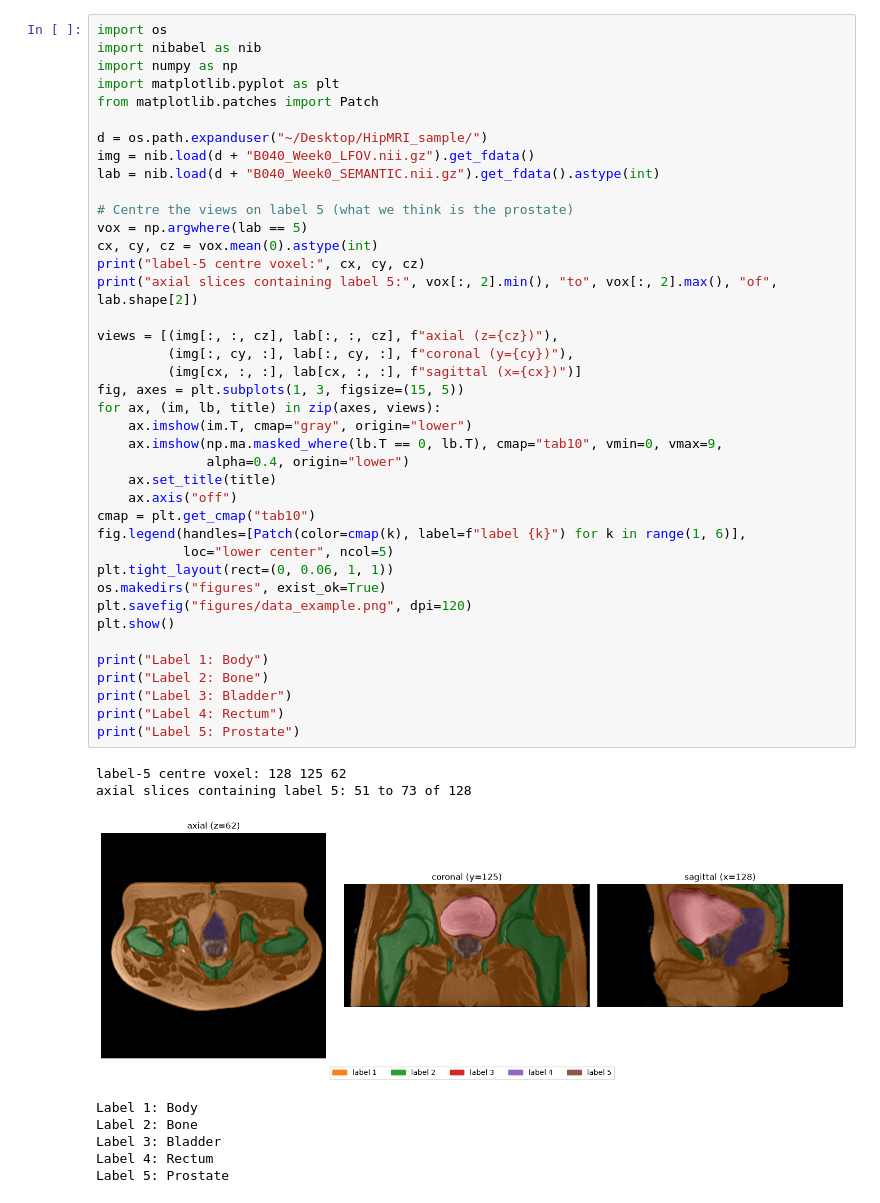
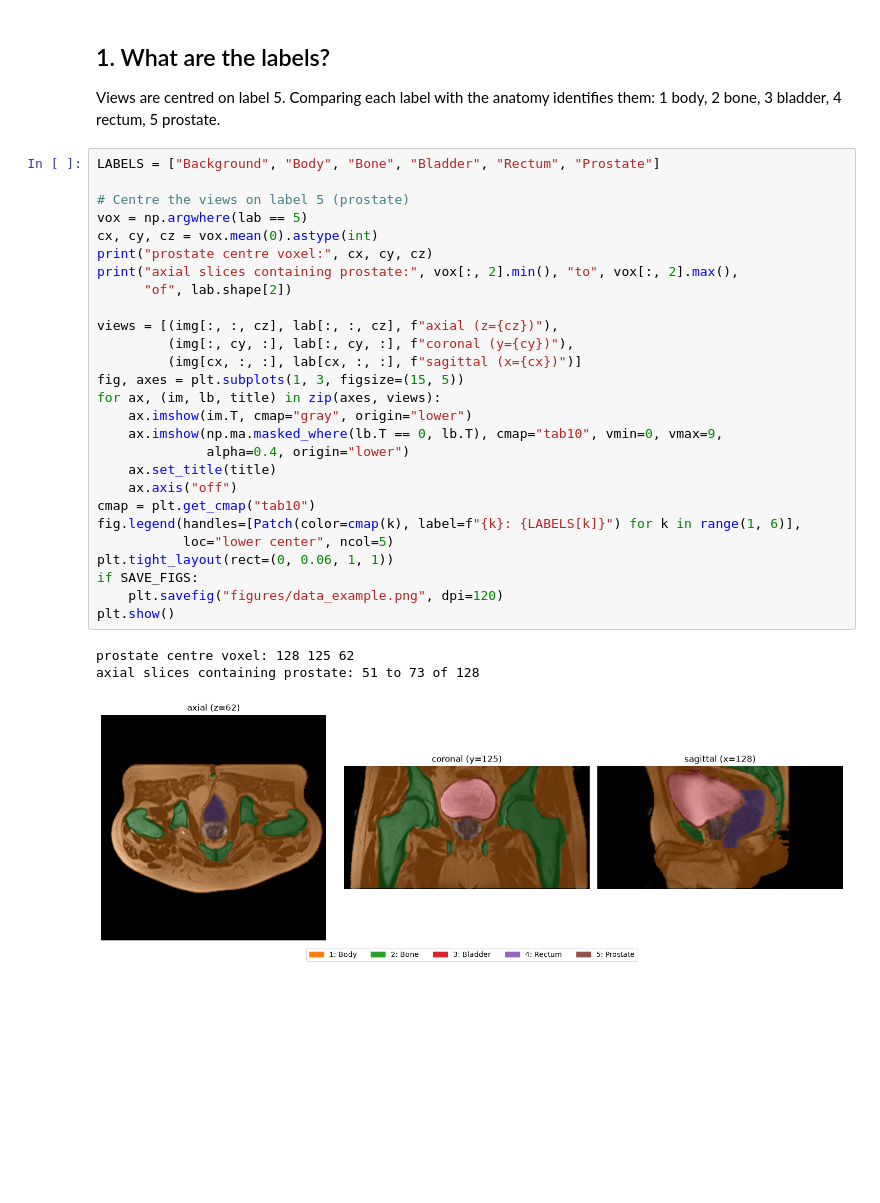
Before and after one commit to anguspjslater-collab/PatternAnalysis-2026, a Jupyter notebook: recognition/ImprovedUNet3D_HipMRI_s4961587/inspect_data.ipynb, the cells around one changed output. Drawn from its saved outputs; the diff is of its cells as text; blank space fills up the shorter version.

```diff
--- a/recognition/ImprovedUNet3D_HipMRI_s4961587/inspect_data.ipynb
+++ b/recognition/ImprovedUNet3D_HipMRI_s4961587/inspect_data.ipynb
@@ -10,49 +41,36 @@ Project: Improved 3D U-Net for prostate MRI segmentation (HipMRI)
+# %% [markdown]
+## 1. What are the labels?
+
+Views are centred on label 5. Comparing each label with the anatomy identifies them:
+1 body, 2 bone, 3 bladder, 4 rectum, 5 prostate.
 # %%
-import os
-import nibabel as nib
-import numpy as np
-import matplotlib.pyplot as plt
-from matplotlib.patches import Patch
+LABELS = ["Background", "Body", "Bone", "Bladder", "Rectum", "Prostate"]
 
-d = os.path.expanduser("~/Desktop/HipMRI_sample/")
-img = nib.load(d + "B040_Week0_LFOV.nii.gz").get_fdata()
-lab = nib.load(d + "B040_Week0_SEMANTIC.nii.gz").get_fdata().astype(int)
-
-# Centre the views on label 5 (what we think is the prostate)
+# Centre the views on label 5 (prostate)
 vox = np.argwhere(lab == 5)
 cx, cy, cz = vox.mean(0).astype(int)
-print("label-5 centre voxel:", cx, cy, cz)
-print("axial slices containing label 5:", vox[:, 2].min(), "to", vox[:, 2].max(), "of", lab.shape[2])
+print("prostate centre voxel:", cx, cy, cz)
+print("axial slices containing prostate:", vox[:, 2].min(), "to", vox[:, 2].max(),
+      "of", lab.shape[2])
 
 views = [(img[:, :, cz], lab[:, :, cz], f"axial (z={cz})"),
          (img[:, cy, :], lab[:, cy, :], f"coronal (y={cy})"),
          (img[cx, :, :], lab[cx, :, :], f"sagittal (x={cx})")]
 fig, axes = plt.subplots(1, 3, figsize=(15, 5))
 for ax, (im, lb, title) in zip(axes, views):
     ax.imshow(im.T, cmap="gray", origin="lower")
     ax.imshow(np.ma.masked_where(lb.T == 0, lb.T), cmap="tab10", vmin=0, vmax=9,
               alpha=0.4, origin="lower")
     ax.set_title(title)
     ax.axis("off")
 cmap = plt.get_cmap("tab10")
-fig.legend(handles=[Patch(color=cmap(k), label=f"label {k}") for k in range(1, 6)],
+fig.legend(handles=[Patch(color=cmap(k), label=f"{k}: {LABELS[k]}") for k in range(1, 6)],
            loc="lower center", ncol=5)
 plt.tight_layout(rect=(0, 0.06, 1, 1))
-os.makedirs("figures", exist_ok=True)
-plt.savefig("figures/data_example.png", dpi=120)
+if SAVE_FIGS:
+    plt.savefig("figures/data_example.png", dpi=120)
 plt.show()
-
-print("Label 1: Body")
-print("Label 2: Bone")
-print("Label 3: Bladder")
-print("Label 4: Rectum")
-print("Label 5: Prostate")
 # %% [output]
-label-5 centre voxel: 128 125 62
-axial slices containing label 5: 51 to 73 of 128
+prostate centre voxel: 128 125 62
+axial slices containing prostate: 51 to 73 of 128
-[figure, old version]
+[figure, new version]
-Label 1: Body
-Label 2: Bone
-Label 3: Bladder
-Label 4: Rectum
-Label 5: Prostate
```
Also changed, not shown: parts of 17 cells of this notebook, 3 other files.
